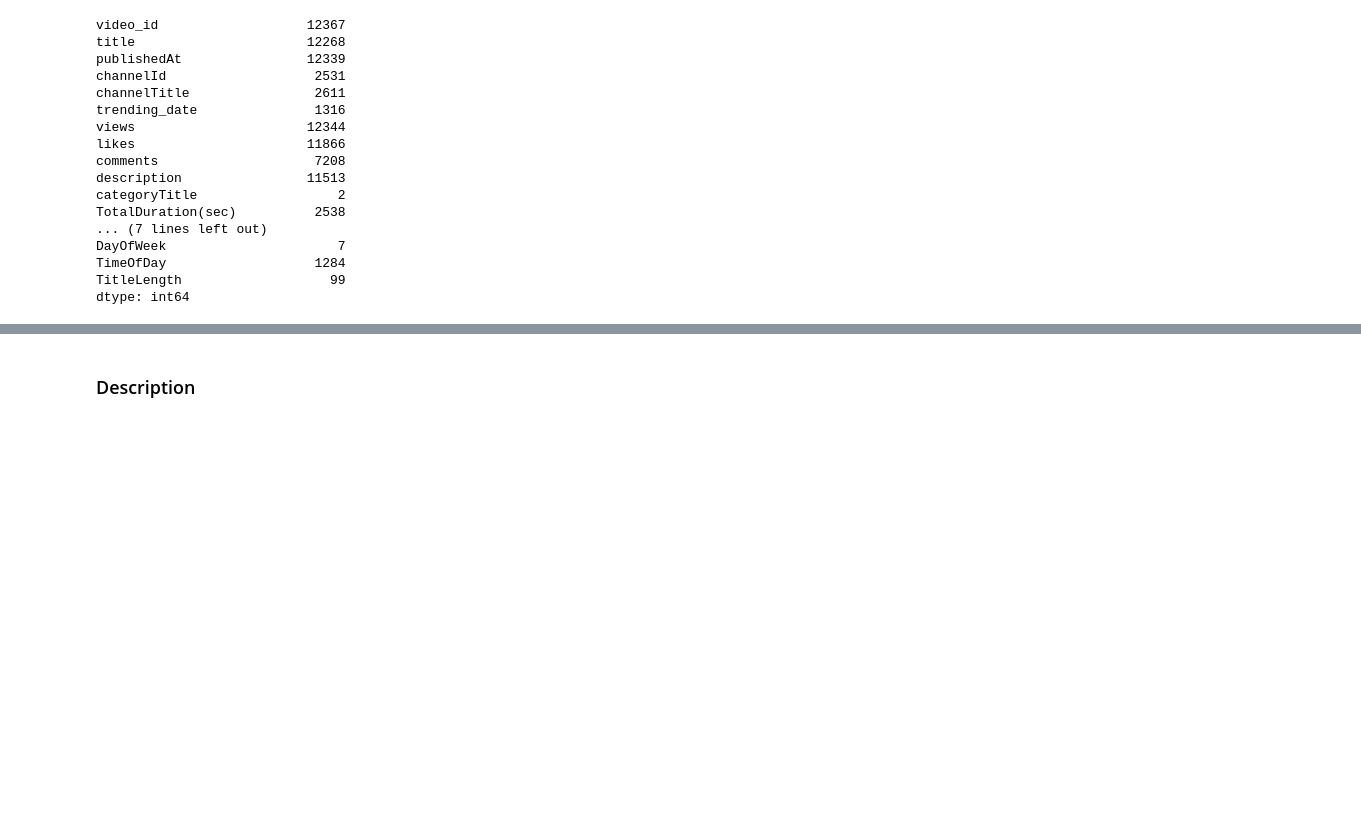
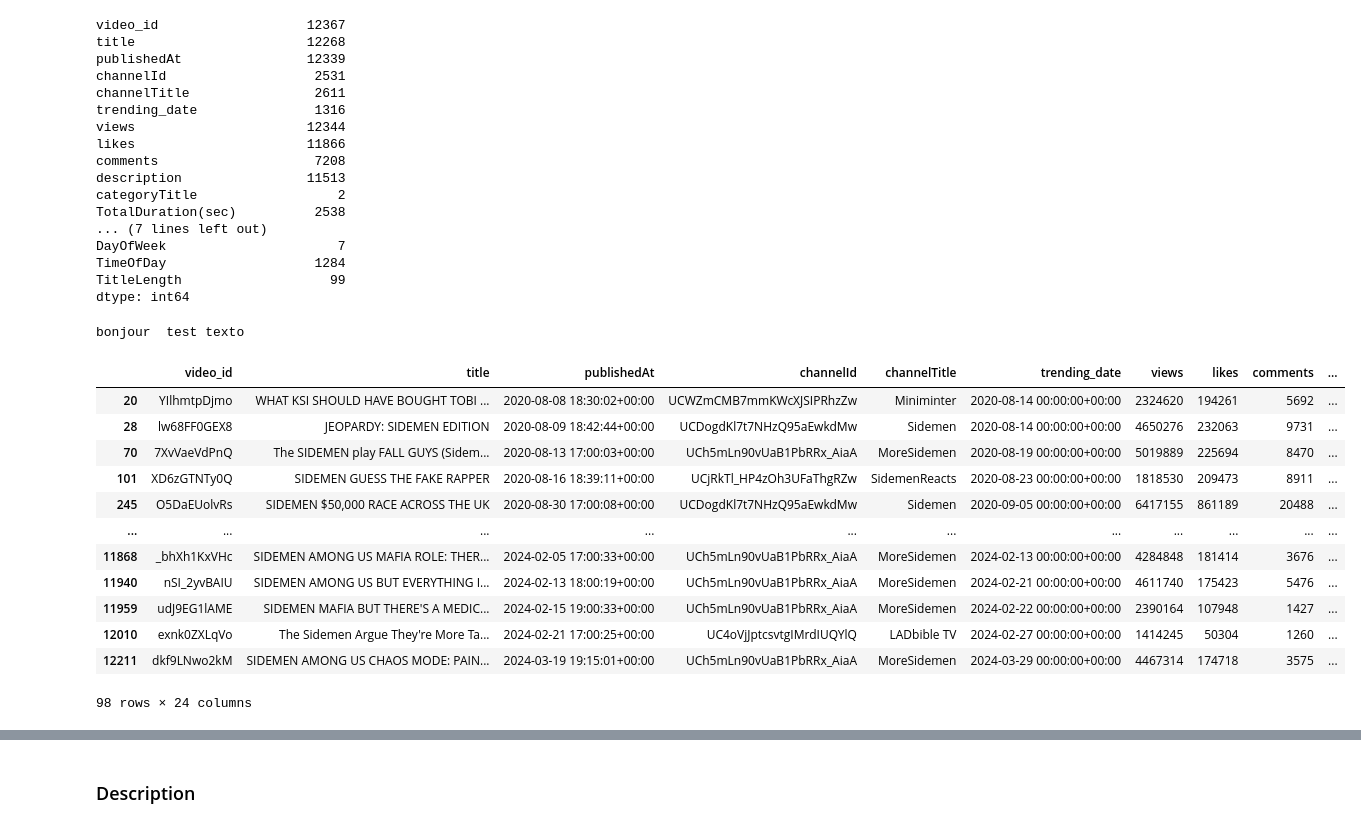
Before and after one commit to vsalto/Youtube-Trending-Content-Analysis, a Jupyter notebook: notebooks/YouTube_Content_analysis-Chapter2.ipynb, the cells around one changed output, grey strips where cells are left out. Cells and saved outputs as stored; diff of their text form; code cells hidden in the pictures; blank space fills up the shorter version.

```diff
--- a/notebooks/YouTube_Content_analysis-Chapter2.ipynb
+++ b/notebooks/YouTube_Content_analysis-Chapter2.ipynb
@@ -445,6 +519,32 @@ def preprocess_text(text):
+# %%
+example_text = "Bonjour! This's a test. Texto en español, número 123."
+print(preprocess_text(example_text))
+# %% [output]
+bonjour  test texto
 # %%
 # Fill NaN values with empty strings and convert all values to strings
 #df['title'] = df['title'].fillna('').astype(str)
 
 # Preprocess each text column
 df['cleaned_title'] = df['title'].apply(preprocess_text)
+# %%
+# Apply the function to each row
+df['cleaned_title1'] = df.apply(lambda row: remove_channel_title_words(row['cleaned_title'], row['channelTitle']), axis=1)
+# %%
+contains_stray_kids = df['cleaned_title'].str.contains('Sidemen', case=False, na=False)
+filtered_df11 = df[contains_stray_kids]
+filtered_df11
+# %% [output]
+|  | video_id | title | publishedAt | channelId | channelTitle | trending_date | views | likes | comments | ... |
+| 20 | YIlhmtpDjmo | WHAT KSI SHOULD HAVE BOUGHT TOBI ... | 2020-08-08 18:30:02+00:00 | UCWZmCMB7mmKWcXJSIPRhzZw | Miniminter | 2020-08-14 00:00:00+00:00 | 2324620 | 194261 | 5692 | ... |
+| 28 | lw68FF0GEX8 | JEOPARDY: SIDEMEN EDITION | 2020-08-09 18:42:44+00:00 | UCDogdKl7t7NHzQ95aEwkdMw | Sidemen | 2020-08-14 00:00:00+00:00 | 4650276 | 232063 | 9731 | ... |
+| 70 | 7XvVaeVdPnQ | The SIDEMEN play FALL GUYS (Sidem... | 2020-08-13 17:00:03+00:00 | UCh5mLn90vUaB1PbRRx_AiaA | MoreSidemen | 2020-08-19 00:00:00+00:00 | 5019889 | 225694 | 8470 | ... |
+| 101 | XD6zGTNTy0Q | SIDEMEN GUESS THE FAKE RAPPER | 2020-08-16 18:39:11+00:00 | UCjRkTl_HP4zOh3UFaThgRZw | SidemenReacts | 2020-08-23 00:00:00+00:00 | 1818530 | 209473 | 8911 | ... |
+| 245 | O5DaEUolvRs | SIDEMEN $50,000 RACE ACROSS THE UK | 2020-08-30 17:00:08+00:00 | UCDogdKl7t7NHzQ95aEwkdMw | Sidemen | 2020-09-05 00:00:00+00:00 | 6417155 | 861189 | 20488 | ... |
+| ... | ... | ... | ... | ... | ... | ... | ... | ... | ... | ... |
+| 11868 | _bhXh1KxVHc | SIDEMEN AMONG US MAFIA ROLE: THER... | 2024-02-05 17:00:33+00:00 | UCh5mLn90vUaB1PbRRx_AiaA | MoreSidemen | 2024-02-13 00:00:00+00:00 | 4284848 | 181414 | 3676 | ... |
+| 11940 | nSI_2yvBAIU | SIDEMEN AMONG US BUT EVERYTHING I... | 2024-02-13 18:00:19+00:00 | UCh5mLn90vUaB1PbRRx_AiaA | MoreSidemen | 2024-02-21 00:00:00+00:00 | 4611740 | 175423 | 5476 | ... |
+| 11959 | udJ9EG1lAME | SIDEMEN MAFIA BUT THERE'S A MEDIC... | 2024-02-15 19:00:33+00:00 | UCh5mLn90vUaB1PbRRx_AiaA | MoreSidemen | 2024-02-22 00:00:00+00:00 | 2390164 | 107948 | 1427 | ... |
+| 12010 | exnk0ZXLqVo | The Sidemen Argue They're More Ta... | 2024-02-21 17:00:25+00:00 | UC4oVjJptcsvtgIMrdIUQYlQ | LADbible TV | 2024-02-27 00:00:00+00:00 | 1414245 | 50304 | 1260 | ... |
+| 12211 | dkf9LNwo2kM | SIDEMEN AMONG US CHAOS MODE: PAIN... | 2024-03-19 19:15:01+00:00 | UCh5mLn90vUaB1PbRRx_AiaA | MoreSidemen | 2024-03-29 00:00:00+00:00 | 4467314 | 174718 | 3575 | ... |
+98 rows × 24 columns
```
Also changed, not shown: parts of 31 cells of this notebook.
